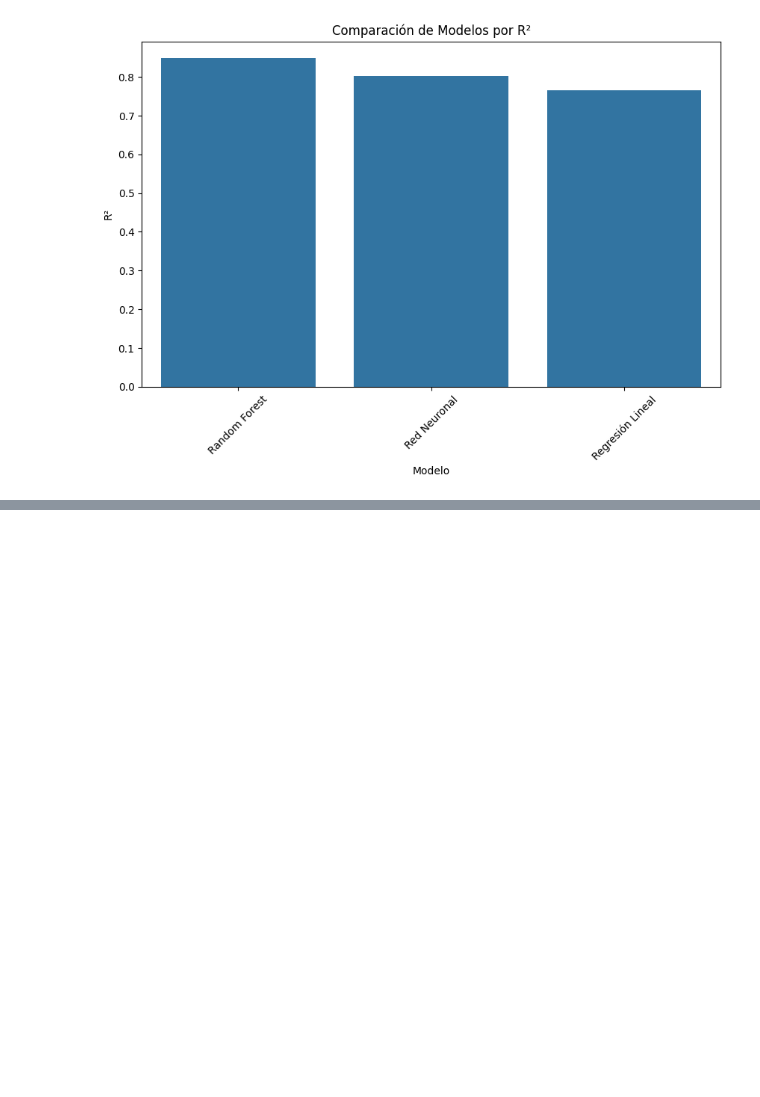
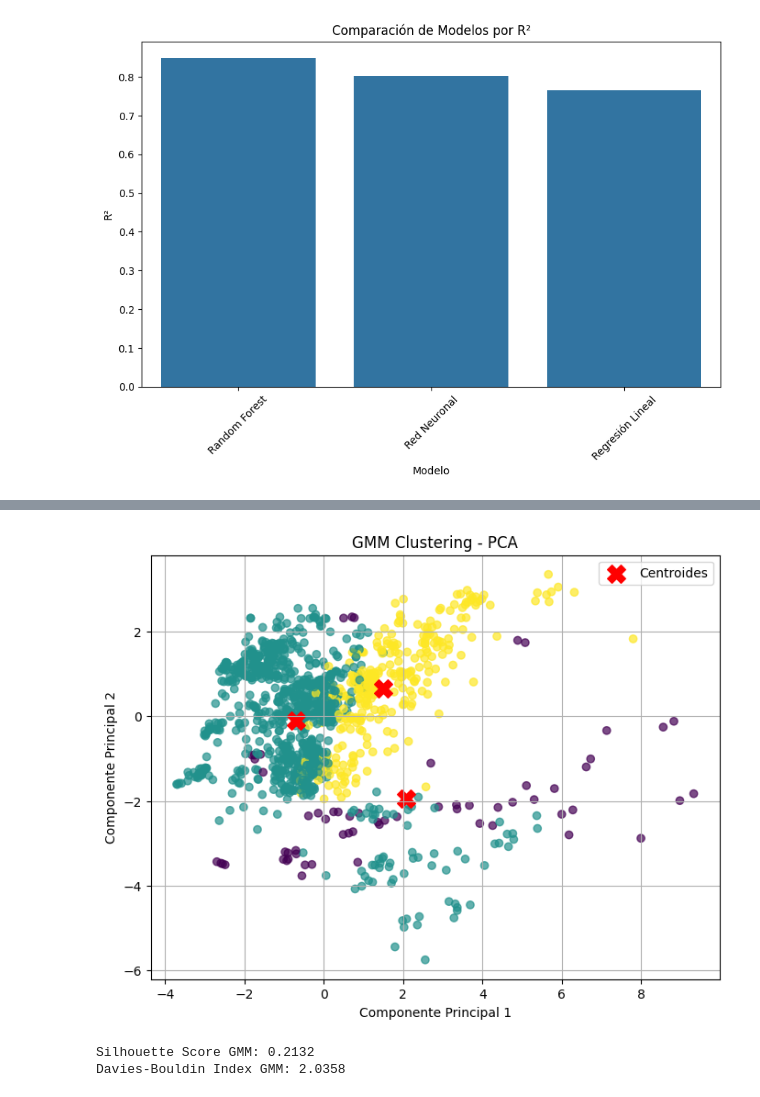
Before and after one commit to JuanLopezAranzazu/proyecto2-3-ciencia-datos, a Jupyter notebook: notebooks/predictive_models.ipynb, the cells around one changed output, grey strips where cells are left out. Drawn from its saved outputs; the diff is of its cells as text; code cells hidden in the pictures; blank space fills up the shorter version.

```diff
--- a/notebooks/predictive_models.ipynb
+++ b/notebooks/predictive_models.ipynb
@@ -329,0 +423,9 @@ plt.show()
+# %%
+# GMM Clustering
+gmm = GaussianMixture(n_components=3, covariance_type='full', random_state=42, n_init=10)
+gmm.fit(data_scaled)
+clusters_gmm = gmm.predict(data_scaled)
+
+df_gmm = data.copy()
+df_gmm['Cluster'] = clusters_gmm
+df_gmm
@@ -329,0 +456,25 @@ plt.show()
+# %%
+# Visualización de los clusters GMM
+plt.figure(figsize=(8, 6))
+plt.scatter(data_pca[:, 0], data_pca[:, 1], c=clusters_gmm, cmap='viridis', alpha=0.7)
+
+centroids_gmm = pca.transform(gmm.means_)
+
+plt.scatter(centroids_gmm[:, 0], centroids_gmm[:, 1], c='red', marker='X', s=200, label='Centroides')
+plt.xlabel("Componente Principal 1")
+plt.ylabel("Componente Principal 2")
+plt.title("GMM Clustering - PCA")
+plt.legend()
+plt.grid()
+plt.show()
+# %% [output]
+[figure, added]
+# %%
+# Resultados de GMM
+silhouette_gmm = silhouette_score(data_scaled, clusters_gmm)
+print(f"Silhouette Score GMM: {silhouette_gmm:.4f}")
+dbi_gmm = davies_bouldin_score(data_scaled, clusters_gmm)
+print(f"Davies-Bouldin Index GMM: {dbi_gmm:.4f}")
+# %% [output]
+Silhouette Score GMM: 0.2132
+Davies-Bouldin Index GMM: 2.0358
```
Also changed, not shown: parts of 14 cells of this notebook, 1 other file.
